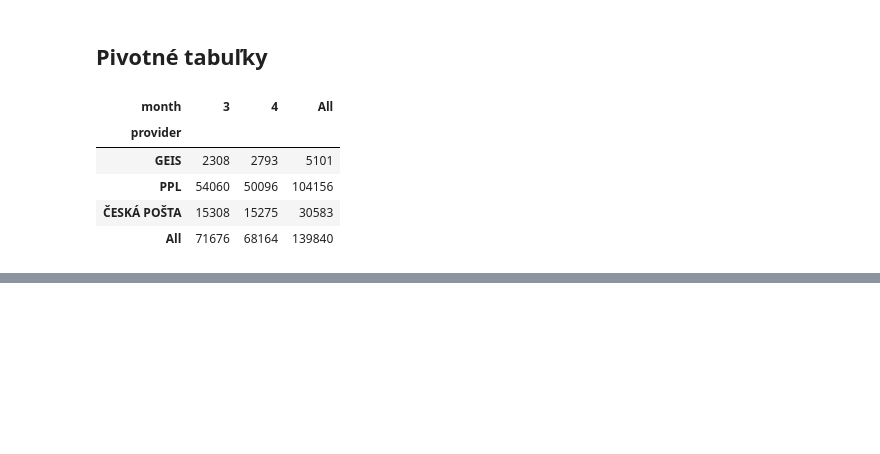
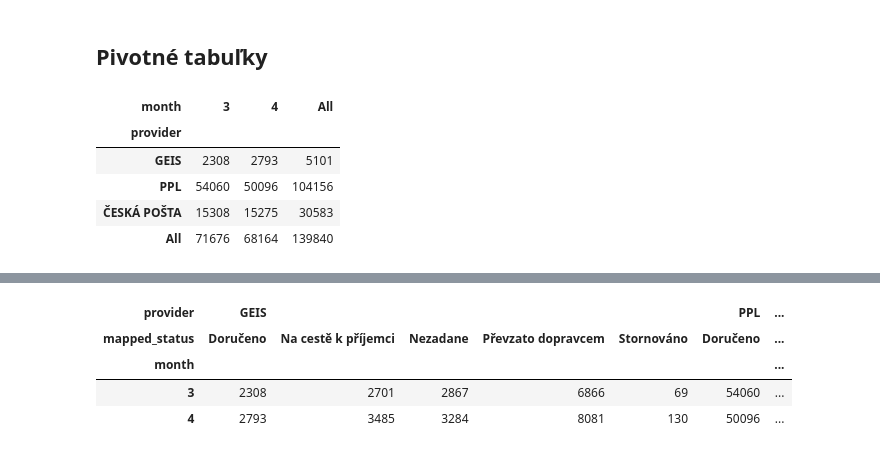
Before and after one commit to SvetlanaM/digital_academy3, a Jupyter notebook: Lesson02/Lesson02.ipynb, the cells around one changed output, grey strips where cells are left out. Saved outputs shown, nothing was run; the diff lists cells and outputs as text; code cells hidden in the pictures; blank space fills up the shorter version.

```diff
--- a/Lesson02/Lesson02.ipynb
+++ b/Lesson02/Lesson02.ipynb
@@ -689,0 +694,8 @@ pivot[0:3].style.apply(highlight_max)
+# %%
+pivot2
+# %% [output]
+| provider | GEIS |  |  |  |  | PPL | ... |
+| mapped_status | Doručeno | Na cestě k příjemci | Nezadane | Převzato dopravcem | Stornováno | Doručeno | ... |
+| month |  |  |  |  |  |  | ... |
+| 3 | 2308 | 2701 | 2867 | 6866 | 69 | 54060 | ... |
+| 4 | 2793 | 3485 | 3284 | 8081 | 130 | 50096 | ... |
```
Also changed, not shown: parts of 10 cells of this notebook, 4 other files.
